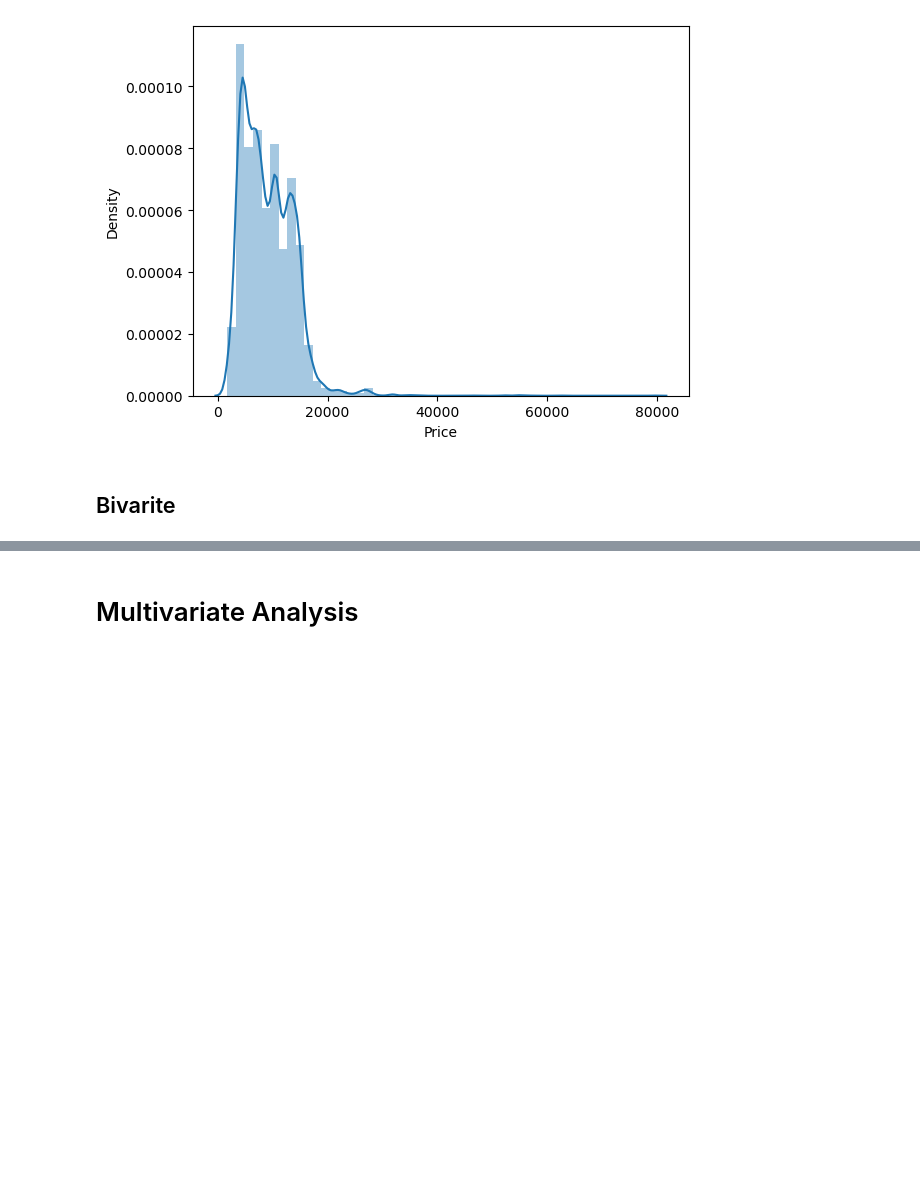
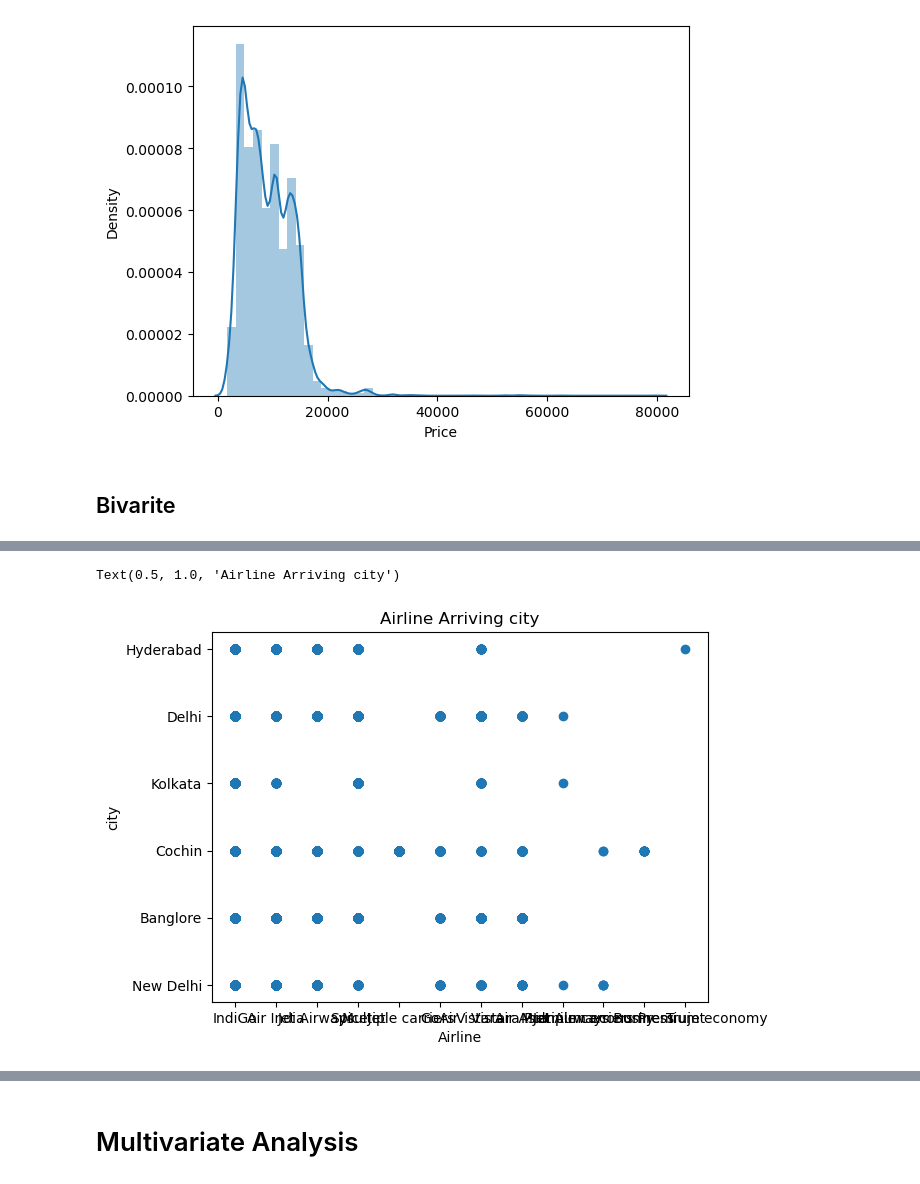
Before and after one commit to Bubllo/Applied_Data_Science_Project, a Jupyter notebook: Flight Price Prediction .ipynb, the cells around one changed output, grey strips where cells are left out. Saved outputs shown, nothing was run; the diff lists cells and outputs as text; code cells hidden in the pictures; blank space fills up the shorter version.

```diff
--- a/Flight Price Prediction .ipynb
+++ b/Flight Price Prediction .ipynb
@@ -117 +125,9 @@ sns.distplot(data.Price)
+# %%
+plt.scatter(data['Airline'],data['Destination'])
+plt.xlabel('Airline')
+plt.ylabel('city')
+plt.title("Airline Arriving city")
+# %% [output]
+Text(0.5, 1.0, 'Airline Arriving city')
+[figure, added]
 # %%
```
Also changed, not shown: parts of 28 cells of this notebook.
